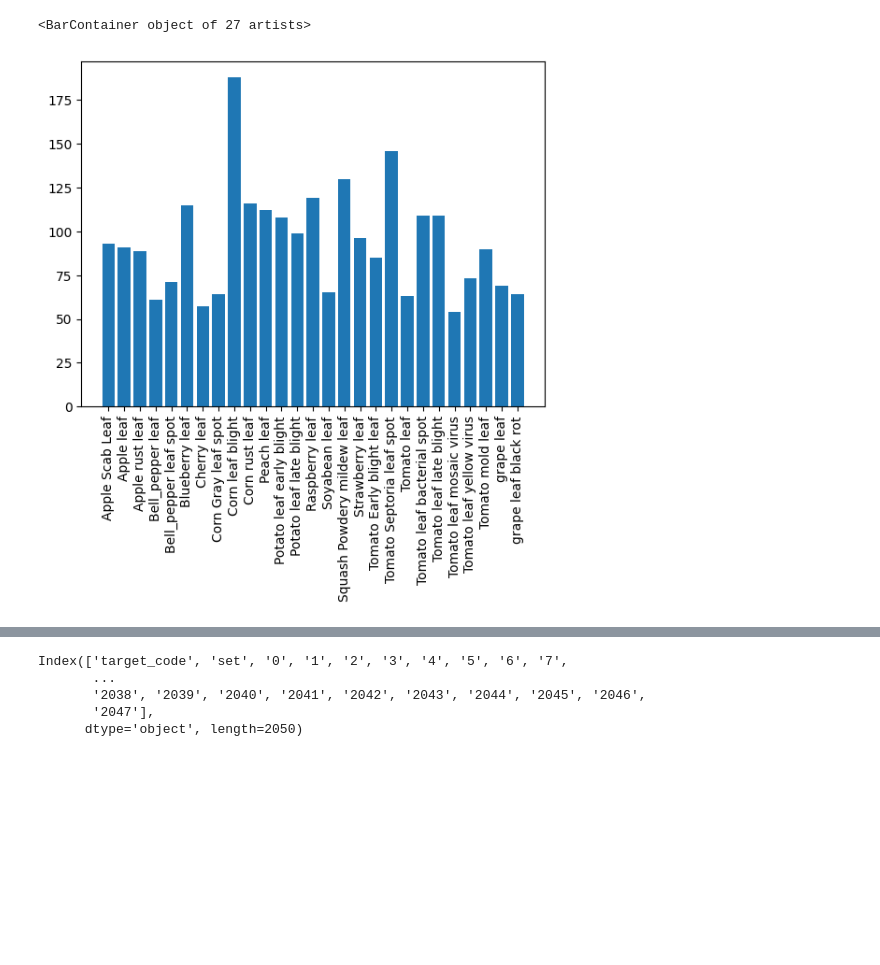
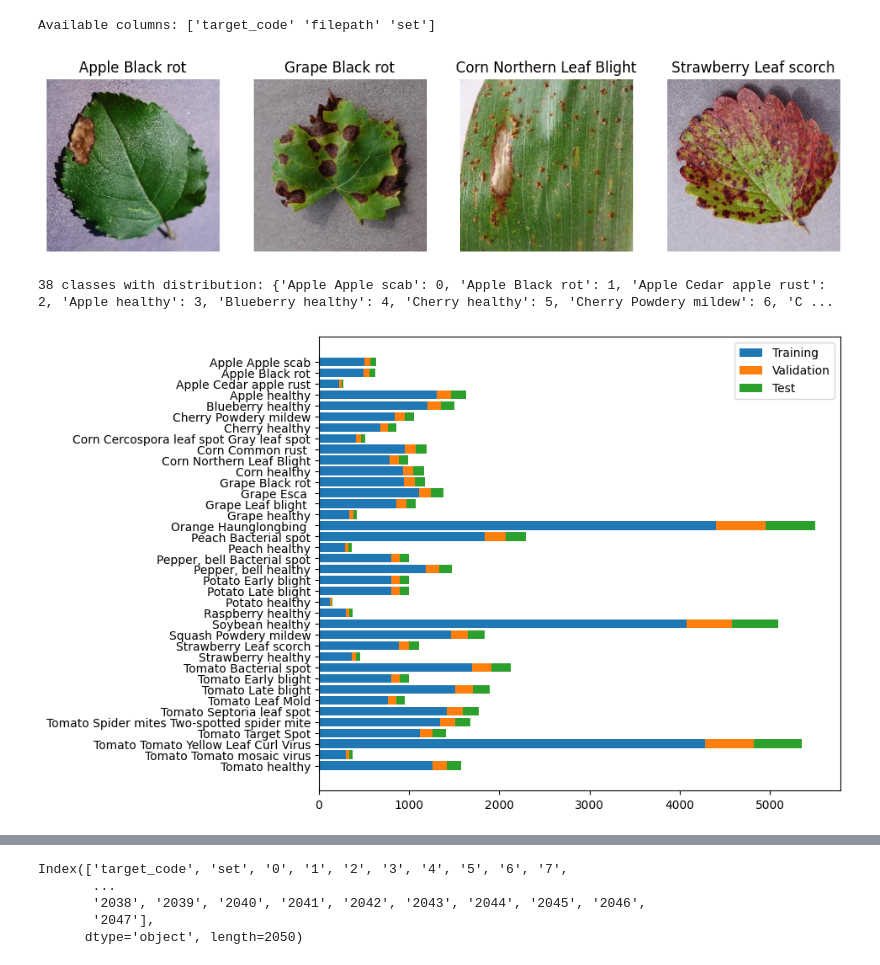
Before and after one commit to AlexanderPeter/thesis, a Jupyter notebook: code/24_analyze_datasets.ipynb, the cells around one changed output, grey strips where cells are left out. Saved outputs shown, nothing was run; the diff lists cells and outputs as text; code cells hidden in the pictures; blank space fills up the shorter version.

Commit message:
add first split files

```diff
--- a/code/24_analyze_datasets.ipynb
+++ b/code/24_analyze_datasets.ipynb
@@ -39,6 +21,66 @@ dtype: int64
-# %%
-plt.xticks(rotation='vertical')
-plt.bar(class_distribution.index, class_distribution.values)
-# %% [output]
-<BarContainer object of 27 artists>
-[figure, removed]
+# %%
+data_split_dir = "../data_splits/"
+config_path = "../datasets/plot_images_samples.csv"
+dataset_name = "PlantVillage"
+title = dataset_name
+# %%
+df_config = pd.read_csv(config_path)
+
+dataset_path = None
+for filename in os.listdir(data_split_dir):
+    if dataset_name.lower() in filename.lower():
+        dataset_path = os.path.join(data_split_dir, filename)
+        break
+
+df_full = pd.read_csv(dataset_path, index_col=0)
+print(f"Available columns: {df_full.columns.values}")
+
+def beautify_names(name):
+    return re.sub(r"_+", " ", re.sub(r"\(.*\)", "", name))
+# %% [output]
+Available columns: ['target_code' 'filepath' 'set']
+# %%
+def plot_example_images(values):
+    for i, row in enumerate(values):
+        img = Image.open(row[0])
+        img_width = img.width
+        img_height = img.height
+        img = img.convert("RGB")
+        img = np.array(img)
+        plt.subplot(1, len(values), i+1)
+        plt.axis("off")
+        plt.imshow(img)
+        plt.title(row[1])
+# %%
+df_config = df_config[df_config["dataset"]==dataset_name]
+df_plot = df_config.copy()
+df_plot["target_code"] = df_plot["target_code"].apply(beautify_names)
+
+plt.figure(figsize=(12, 7))
+title = f"Example images of {dataset_name}"
+plot_example_images(df_plot[["filepath", "target_code"]].values)
+filename = title.lower().replace(" ", "_") + ".png"
+plt.savefig(os.path.join(f"../images/", filename), bbox_inches="tight")
+# %% [output]
+[figure, added]
+# %%
+df_plot = df_full.copy()
+df_plot["target_code"] = df_plot["target_code"].apply(beautify_names)
+df_plot["set"] = df_plot["set"].replace(
+    to_replace=["train", "valid", "test"], value=["Training", "Validation", "Test"]
+)
+
+label_map = {
+    label: idx for idx, label in enumerate(df_plot["target_code"].unique())
+}  # NOTE: Keep original order
+num_classes = len(label_map)
+print(f"{num_classes} classes with distribution: {label_map}")
+
+plt.figure(figsize=(8, 7))
+title = f"Class distribution of {dataset_name}"
+plot_distribution_barh(df_plot)  # , title=title
+filename = title.lower().replace(" ", "_") + ".png"
+plt.savefig(os.path.join(f"../images/", filename), bbox_inches="tight")
+# %% [output]
+38 classes with distribution: {'Apple Apple scab': 0, 'Apple Black rot': 1, 'Apple Cedar apple rust': 2, 'Apple healthy': 3, 'Blueberry healthy': 4, 'Cherry healthy': 5, 'Cherry Powdery mildew': 6, 'C ...
+[figure, added]
```
Also changed, not shown: parts of 17 cells of this notebook, 10 other files.
